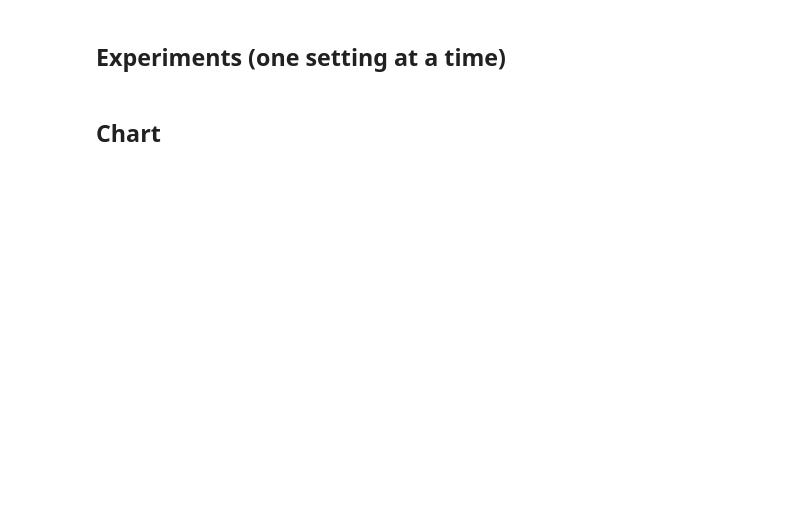
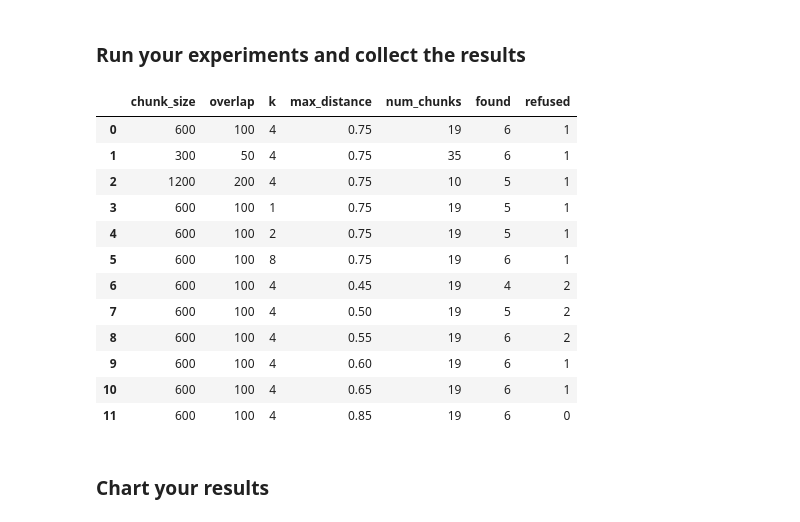
Before and after one commit to neondeathstar1/RAG-Mini-Project, a Jupyter notebook: rag_project/rag_notebook.ipynb, the cells around one changed output. Cells and saved outputs as stored; diff of their text form; code cells hidden in the pictures; blank space fills up the shorter version.

```diff
--- a/rag_project/rag_notebook.ipynb
+++ b/rag_project/rag_notebook.ipynb
@@ -57,14 +138,29 @@ client = chromadb.EphemeralClient()
 _counter = [0]
 
 def build_collection(chunks, sources):
-    _counter[0] += 1
-    name = "kb_%d" % _counter[0]
+    """Given: make a NEW empty collection using cosine distance, then fill it."""
+    _counter[0] += 1                     # a fresh name each time, so re-running
+    name = "kb_%d" % _counter[0]         # never mixes old chunks with new ones
     collection = client.get_or_create_collection(name, metadata={"hnsw:space": "cosine"})
+
+    ###################  TODO 2 — put the chunks in the database  ###################
+    # WHAT: give collection.add() the two arguments it is still missing.
+    #
+    # HOW (the Lecture 2 "operate ChromaDB" cell):
+    #   * embeddings = the vectors for `chunks`. Use the embed() helper from
+    #     Part 1 -- the SAME model must embed the chunks and, later, the question,
+    #     or the distances mean nothing.
+    #   * metadatas  = one small dict per chunk recording where it came from:
+    #                  [{"source": s} for s in sources]
+    #                  This is what lets an answer cite a file.
+    ################
+
     collection.add(ids=["c%d" % i for i in range(len(chunks))],
                    documents=chunks,
                    embeddings=embed(chunks),
                    metadatas=[{"source": s} for s in sources])
     return collection
 
+
 collection = build_collection(chunks, sources)
 print("Stored", collection.count(), "chunks")
@@ -73,6 +181,22 @@ print("Stored", collection.count(), "chunks")
 # %%
+###################  TODO 3 — find the closest chunks  ###################
+# WHAT: finish retrieve() so it returns a list of hits, closest first.
+#       Each hit is a dict: {"text": ..., "distance": ..., "source": ...}
+#
+# HOW (the Lecture 3 retrieve cell):
+#   * query the collection with the EMBEDDED question and n_results=k:
+#         results = collection.query(query_embeddings=embed([question]), n_results=k)
+#   * Chroma wraps its answer in a list (one entry per question, and we asked one),
+#     so the pieces you want are:
+#         results["documents"][0]   results["distances"][0]   results["metadatas"][0]
+#   * keep a hit only when its distance <= max_distance
+#
+# REMEMBER: cosine distance, so SMALL = similar. 0.0 is identical, 1.0 is unrelated.
+################
+
 def retrieve(collection, question, k=4, max_distance=0.75):
     results = collection.query(query_embeddings=embed([question]), n_results=k)
+
     hits = []
     for doc, dist, meta in zip(results["documents"][0],
                                results["distances"][0],
@@ -81,7 +205,9 @@ def retrieve(collection, question, k=4, max_distance=0.75):
             hits.append({"text": doc, "distance": dist, "source": meta["source"]})
     return hits
 
-for q in ["How quickly must an employee report a suspicious email?",
+
+# ---- given: try it on a question the documents answer, and one they don't
+for q in ["Is SSRF limited to HTTP, or can other protocols be involved?",
           "What is the capital of France?"]:
     found = retrieve(collection, q)
     print("Q:", q)
@@ -206,32 +485,46 @@ for q in MY_GOLD:
-# %% [markdown]
-## Experiments (one setting at a time)
+# %% [markdown]
+### Run your experiments and collect the results
 # %%
 def run(chunk_size=600, overlap=100, k=4, max_distance=0.75):
     ch, src = [], []
     for path in my_files:
         pieces = split_into_chunks(open(path, encoding="utf-8").read(), chunk_size, overlap)
         ch += pieces
         src += [os.path.basename(path)] * len(pieces)
     col = build_collection(ch, src)
     f, r = score(col, MY_GOLD, k, max_distance)
     return dict(chunk_size=chunk_size, overlap=overlap, k=k,
                 max_distance=max_distance, num_chunks=len(ch),
                 found=f, refused=r)
 
-base = dict(chunk_size=600, overlap=100, k=4, max_distance=0.75)
+base = dict(chunk_size=600, overlap=100, k=4, max_distance=0.55)
 configs = [base]
 for s in (300, 1200):
     configs.append({**base, "chunk_size": s, "overlap": s // 6})
 for k in (1, 2, 8):
     configs.append({**base, "k": k})
-for d in (0.45, 0.55, 0.65, 0.85):
+for d in (0.45, 0.50, 0.52, 0.54, 0.56, 0.58, 0.60, 0.65, 0.75, 0.85):
     configs.append({**base, "max_distance": d})
 
 df = pd.DataFrame([run(**c) for c in configs])
 df.to_csv("results.csv", index=False)
 df
+# %% [output]
+|  | chunk_size | overlap | k | max_distance | num_chunks | found | refused |
+| 0 | 600 | 100 | 4 | 0.75 | 19 | 6 | 1 |
+| 1 | 300 | 50 | 4 | 0.75 | 35 | 6 | 1 |
+| 2 | 1200 | 200 | 4 | 0.75 | 10 | 5 | 1 |
+| 3 | 600 | 100 | 1 | 0.75 | 19 | 5 | 1 |
+| 4 | 600 | 100 | 2 | 0.75 | 19 | 5 | 1 |
+| 5 | 600 | 100 | 8 | 0.75 | 19 | 6 | 1 |
+| 6 | 600 | 100 | 4 | 0.45 | 19 | 4 | 2 |
+| 7 | 600 | 100 | 4 | 0.50 | 19 | 5 | 2 |
+| 8 | 600 | 100 | 4 | 0.55 | 19 | 6 | 2 |
+| 9 | 600 | 100 | 4 | 0.60 | 19 | 6 | 1 |
+| 10 | 600 | 100 | 4 | 0.65 | 19 | 6 | 1 |
+| 11 | 600 | 100 | 4 | 0.85 | 19 | 6 | 0 |
 # %% [markdown]
-## Chart
+### Chart your results
 # %%
 labels = ["s%d/k%d/d%.2f" % (r.chunk_size, r.k, r.max_distance) for r in df.itertuples()]
 x = list(range(len(df)))
```
Also changed, not shown: parts of 31 cells of this notebook, 2 other files.
